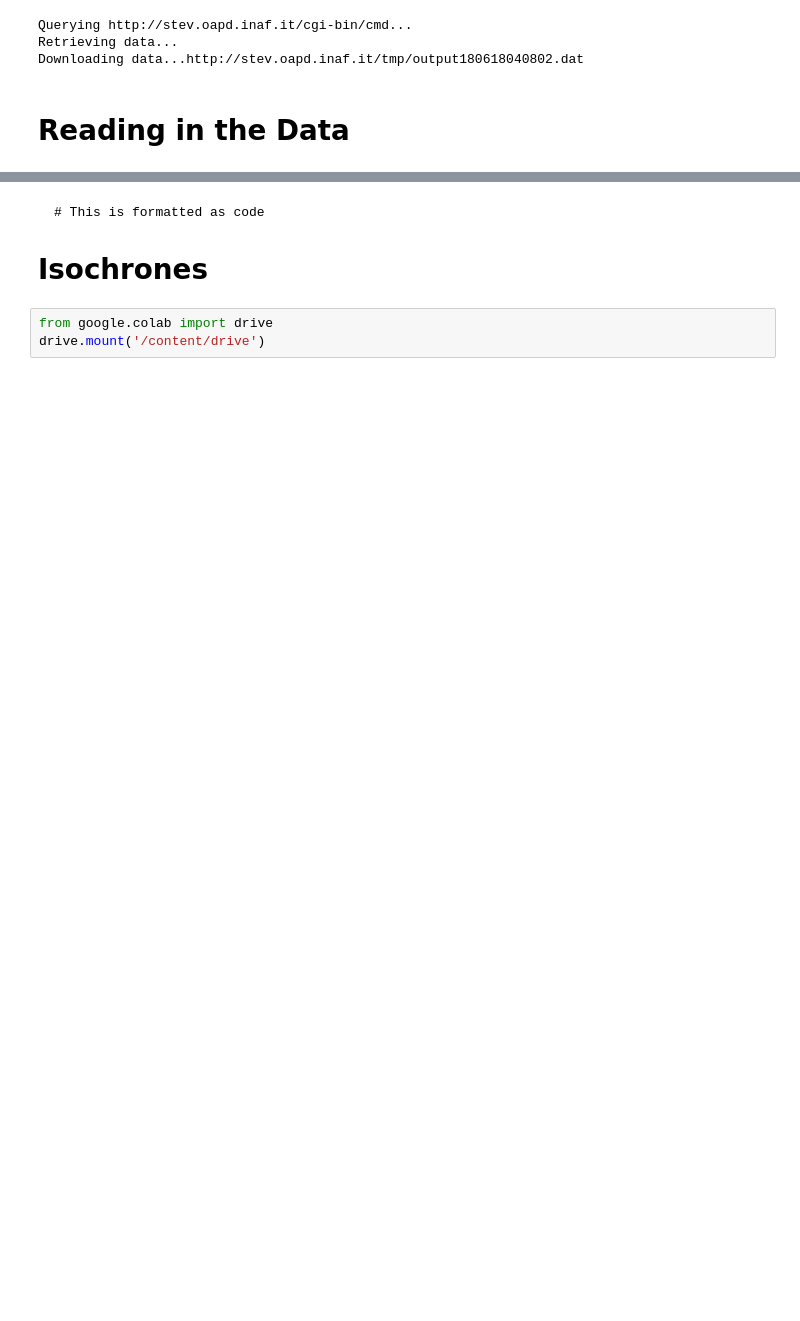
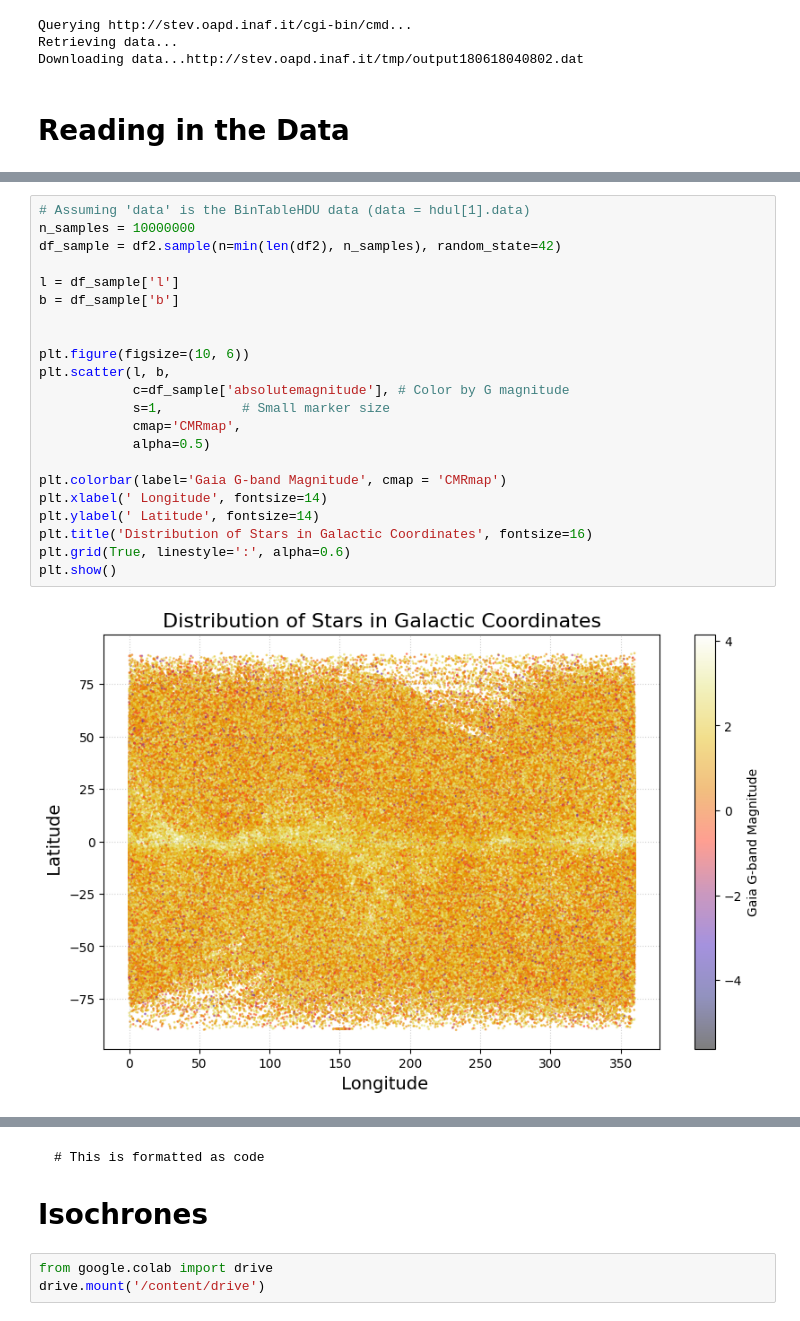
Before and after one commit to Astro-CMalhas/OU-Galactic-5443-Final-Project, a Jupyter notebook: Galactic_5443_Final_Project.ipynb, the cells around one changed output, grey strips where cells are left out. Drawn from its saved outputs; the diff is of its cells as text; blank space fills up the shorter version.

```diff
--- a/Galactic_5443_Final_Project.ipynb
+++ b/Galactic_5443_Final_Project.ipynb
@@ -120,0 +153,24 @@ plt.show()
+# %%
+# Assuming 'data' is the BinTableHDU data (data = hdul[1].data)
+n_samples = 10000000
+df_sample = df2.sample(n=min(len(df2), n_samples), random_state=42)
+
+l = df_sample['l']
+b = df_sample['b']
+
+
+plt.figure(figsize=(10, 6))
+plt.scatter(l, b,
+            c=df_sample['absolutemagnitude'], # Color by G magnitude
+            s=1,          # Small marker size
+            cmap='CMRmap',
+            alpha=0.5)
+
+plt.colorbar(label='Gaia G-band Magnitude', cmap = 'CMRmap')
+plt.xlabel(' Longitude', fontsize=14)
+plt.ylabel(' Latitude', fontsize=14)
+plt.title('Distribution of Stars in Galactic Coordinates', fontsize=16)
+plt.grid(True, linestyle=':', alpha=0.6)
+plt.show()
+# %% [output]
+[figure, added]
```
Also changed, not shown: parts of 17 cells of this notebook.
